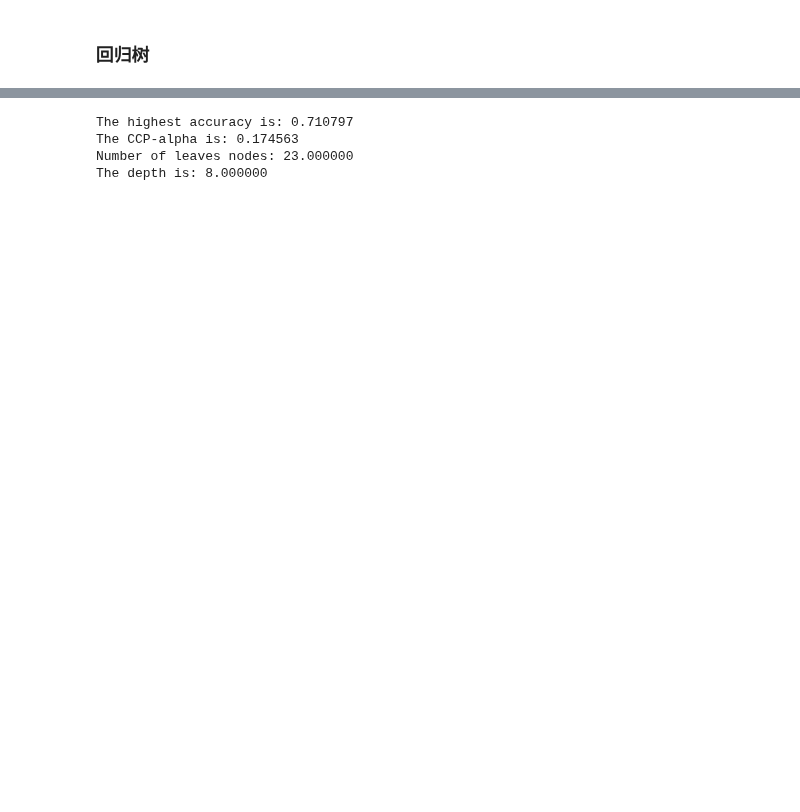
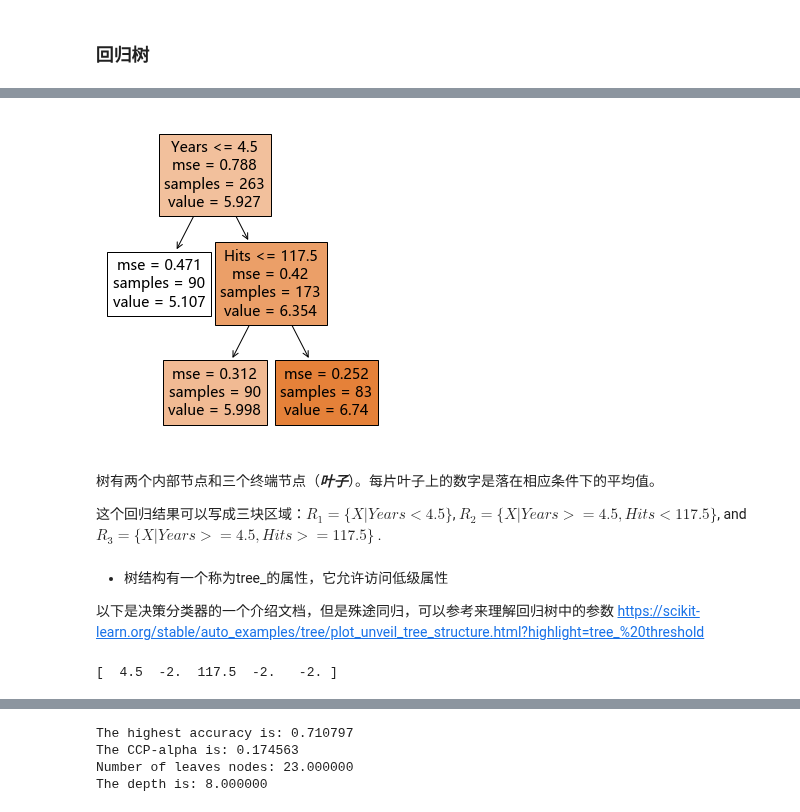
Before and after one commit to WHUFT/WHU_FinTech_Workshop, a Jupyter notebook: 10-研究方法学习班/12-机器学习/07-树方法/8.1 树方法简介.ipynb, the cells around one changed output, grey strips where cells are left out. Drawn from its saved outputs; the diff is of its cells as text; code cells hidden in the pictures; blank space fills up the shorter version.

```diff
--- a/10-研究方法学习班/12-机器学习/07-树方法/8.1 树方法简介.ipynb
+++ b/10-研究方法学习班/12-机器学习/07-树方法/8.1 树方法简介.ipynb
@@ -526,0 +129,29 @@ plt.show()
+# %%
+# 图8.1
+X = Hitters[['Years','Hits']]
+y = np.log(Hitters['Salary'])#对收入进行对数变化
+
+dtr = DecisionTreeRegressor(max_leaf_nodes=3)
+dtr.fit(X,y)
+plt.figure(figsize=(5,6))
+_ = plot_tree(dtr,feature_names=['Years','Hits'],class_names='Salary',filled=True)
+# %% [output]
+[figure, added]
+# %% [markdown]
+树有两个内部节点和三个终端节点（***叶子***）。每片叶子上的数字是落在相应条件下的平均值。
+
+
+
+这个回归结果可以写成三块区域：$R_1= \{X | Years<4.5 \} $, $R_2 = \{ X | Years>=4.5, Hits<117.5 \}$, and $R_3= \{ X | Years>=4.5, Hits>=117.5 \}$ .
+# %% [markdown]
+- 树结构有一个称为tree_的属性，它允许访问低级属性
+
+以下是决策分类器的一个介绍文档，但是殊途同归，可以参考来理解回归树中的参数
+https://scikit-learn.org/stable/auto_examples/tree/plot_unveil_tree_structure.html?highlight=tree_%20threshold
+# %%
+# 找到树的的分块
+print(dtr.tree_.threshold)
+years = dtr.tree_.threshold[0] # 'Years'的分块: 4.5
+hits = dtr.tree_.threshold[2] # 'Hits'的分块: 117.5
+# %% [output]
+[  4.5  -2.  117.5  -2.   -2. ]
```
Also changed, not shown: parts of 126 cells of this notebook, 5 other files.
